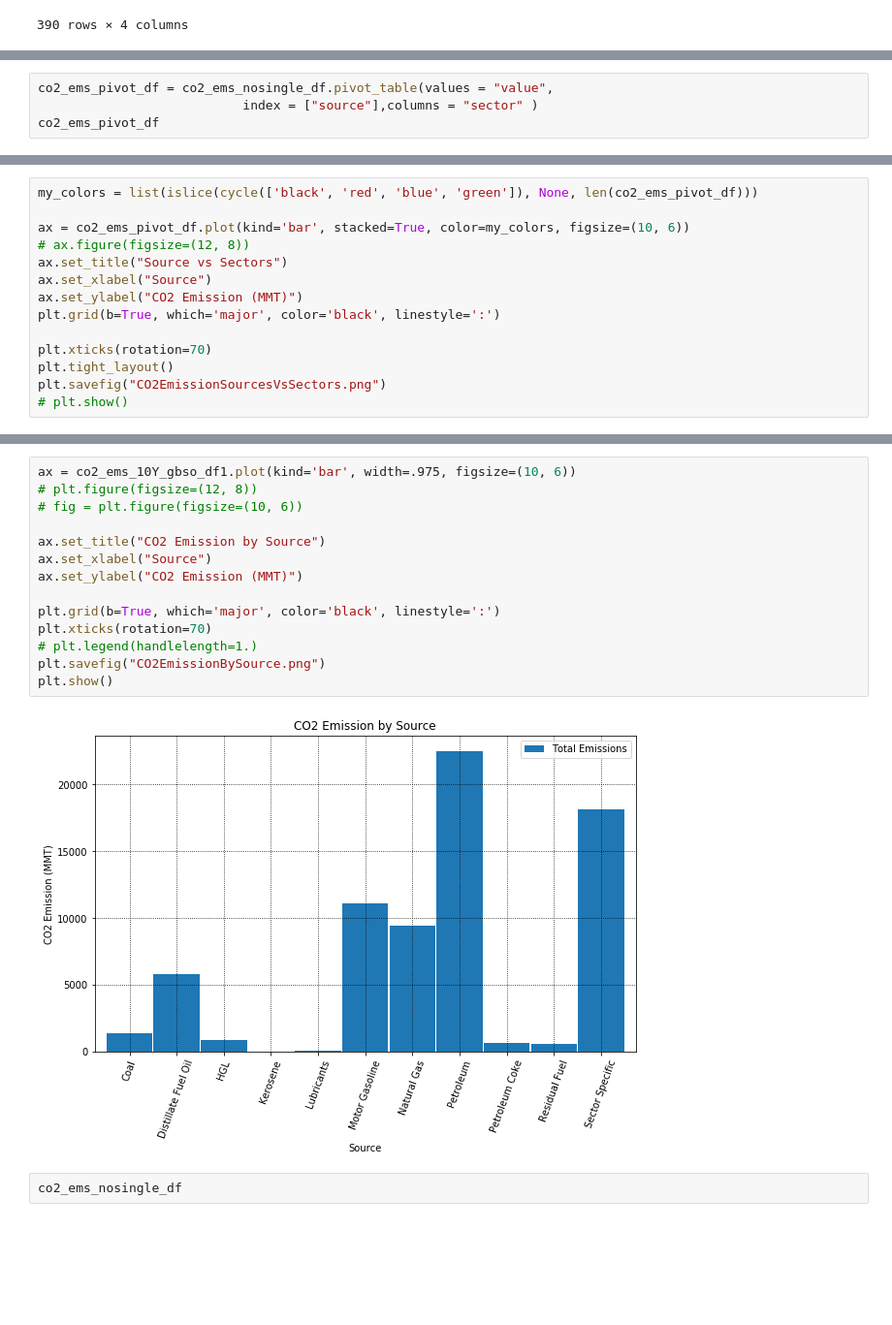
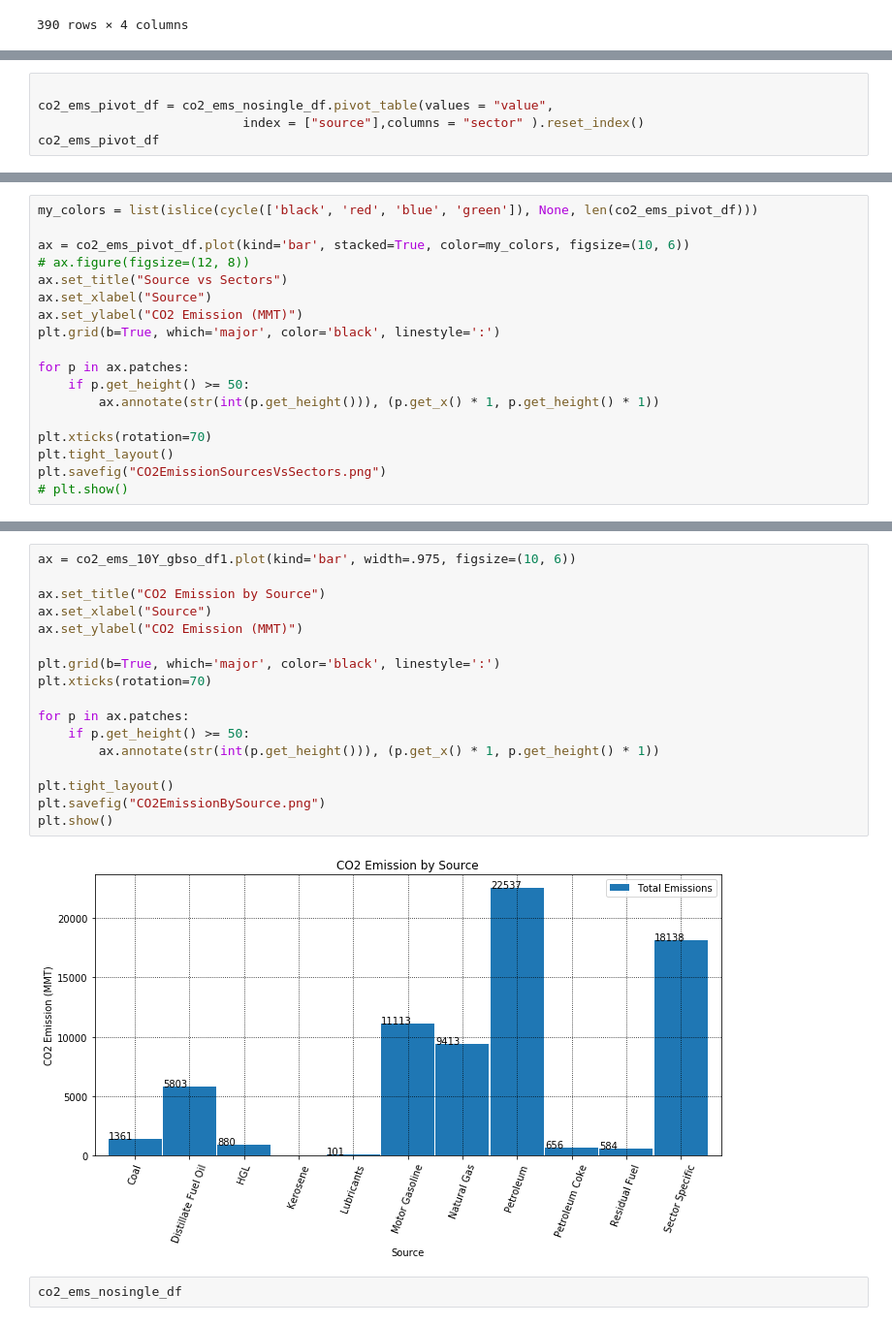
Before and after one commit to DanielMJones2005/Project-1, a Jupyter notebook: DataVisualization.ipynb, the cells around one changed output, grey strips where cells are left out. Shown at 97% size. Drawn from its saved outputs; the diff is of its cells as text; blank space fills up the shorter version.

```diff
--- a/DataVisualization.ipynb
+++ b/DataVisualization.ipynb
@@ -59,7 +67,8 @@ d = {"Jet Fuel":"Sector Specific",
 
 co2_ems_nosingle_df = co2_ems_df.replace(d)
 # %%
+
 co2_ems_pivot_df = co2_ems_nosingle_df.pivot_table(values = "value",
-                           index = ["source"],columns = "sector" )
+                           index = ["source"],columns = "sector" ).reset_index()
 co2_ems_pivot_df
 # %% [output]
@@ -86,6 +94,10 @@ ax.set_xlabel("Source")
 ax.set_ylabel("CO2 Emission (MMT)")
 plt.grid(b=True, which='major', color='black', linestyle=':')
 
+for p in ax.patches:
+    if p.get_height() >= 50:
+        ax.annotate(str(int(p.get_height())), (p.get_x() * 1, p.get_height() * 1))
+
 plt.xticks(rotation=70)
 plt.tight_layout()
 plt.savefig("CO2EmissionSourcesVsSectors.png")
@@ -161,20 +167,23 @@ co2_ems_10Y_gbso_df1
 | Sector Specific | 18138.563 |
 # %%
 ax = co2_ems_10Y_gbso_df1.plot(kind='bar', width=.975, figsize=(10, 6))
-# plt.figure(figsize=(12, 8))
-# fig = plt.figure(figsize=(10, 6))
 
 ax.set_title("CO2 Emission by Source")
 ax.set_xlabel("Source")
 ax.set_ylabel("CO2 Emission (MMT)")
 
 plt.grid(b=True, which='major', color='black', linestyle=':')
 plt.xticks(rotation=70)
-# plt.legend(handlelength=1.)
+
+for p in ax.patches:
+    if p.get_height() >= 50:
+        ax.annotate(str(int(p.get_height())), (p.get_x() * 1, p.get_height() * 1))
+
+plt.tight_layout()
 plt.savefig("CO2EmissionBySource.png")
 plt.show()
 # %% [output]
-[figure, old version]
+[figure, new version]
 # %%
 co2_ems_nosingle_df
 # %% [output]
```
Also changed, not shown: parts of 26 cells of this notebook.
